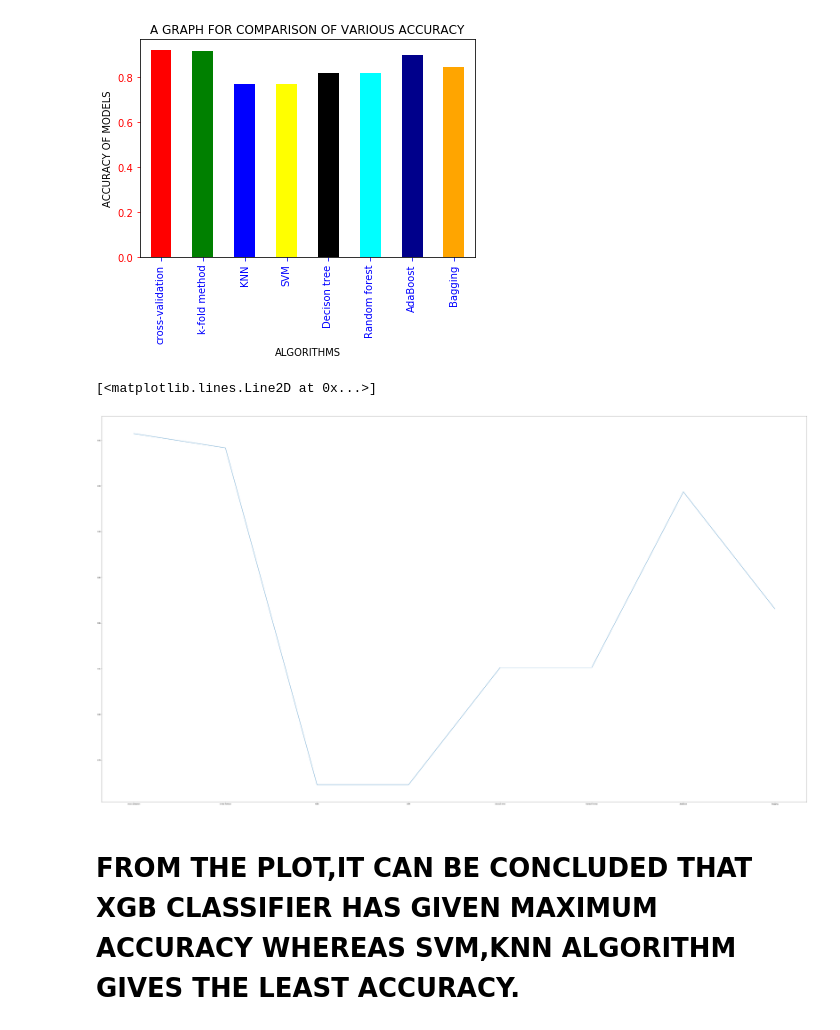
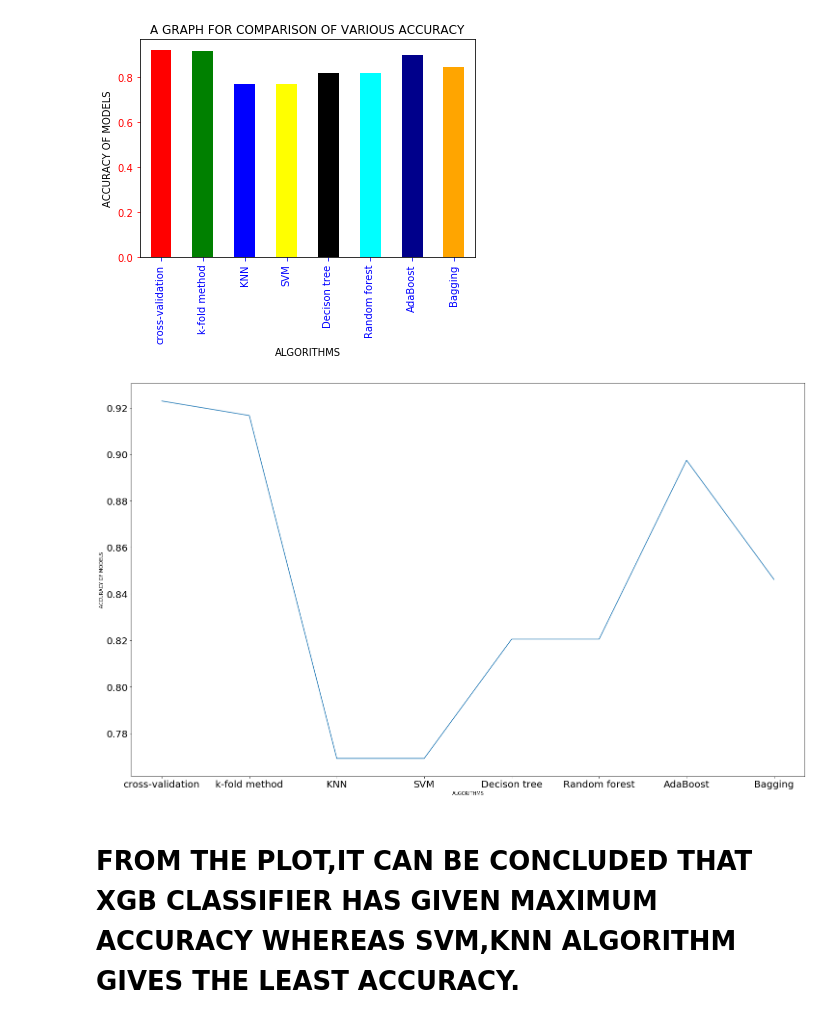
Before and after one commit to rk-sahana/PARKISON-DISEASE-DETECTION, a Jupyter notebook: parkison.ipynb, the cells around one changed output. Cells and saved outputs as stored; diff of their text form; code cells hidden in the pictures.

```diff
--- a/parkison.ipynb
+++ b/parkison.ipynb
@@ -631,10 +631,13 @@ plt.show()
 # %%
 
 #ALTERNATE GRAPH
-plt.figure(figsize=(80, 45))
+
+plt.figure(figsize=(25, 15))
 plt.plot(algorithm,accuracy_of_models)
+plt.ylabel('ACCURACY OF MODELS')
+plt.xlabel('ALGORITHMS')
+plt.show()
 # %% [output]
-[<matplotlib.lines.Line2D at 0x...>]
-[figure, old version]
+[figure, new version]
 # %% [markdown]
 # FROM THE PLOT,IT CAN BE CONCLUDED THAT XGB CLASSIFIER HAS GIVEN MAXIMUM ACCURACY WHEREAS SVM,KNN ALGORITHM GIVES THE LEAST ACCURACY.
```
